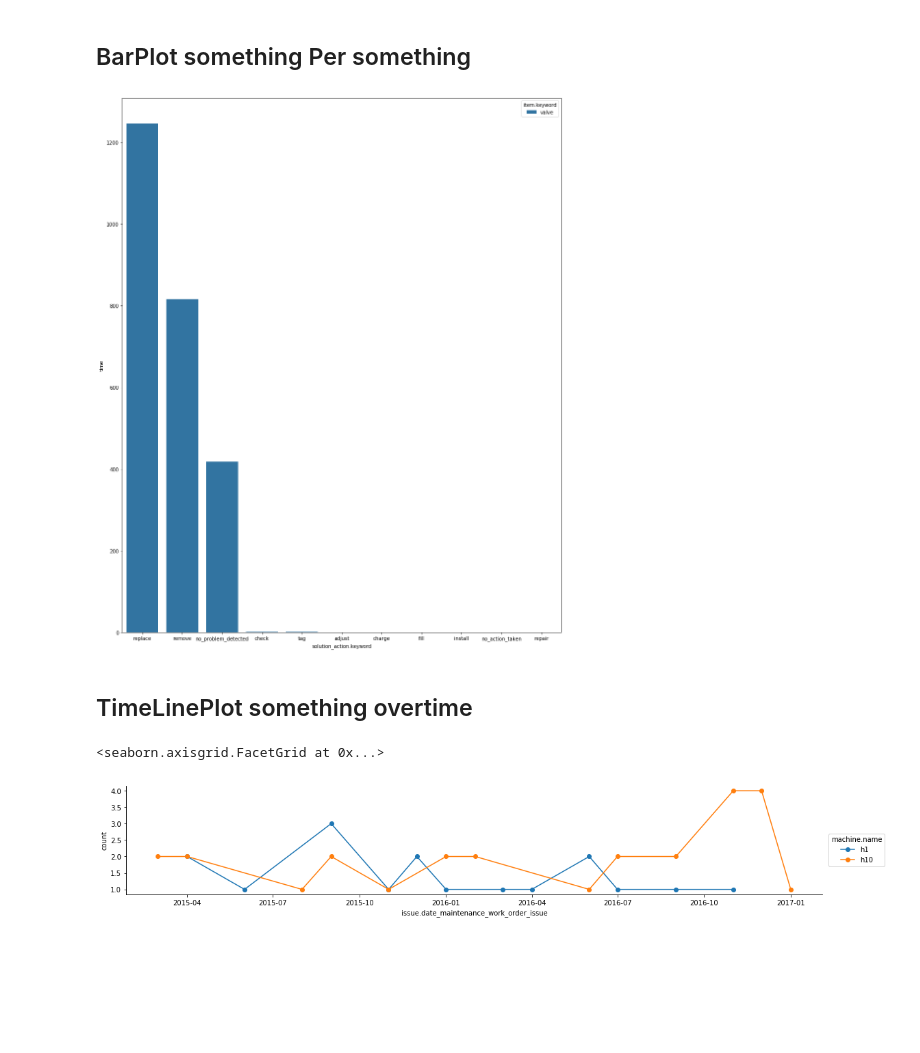
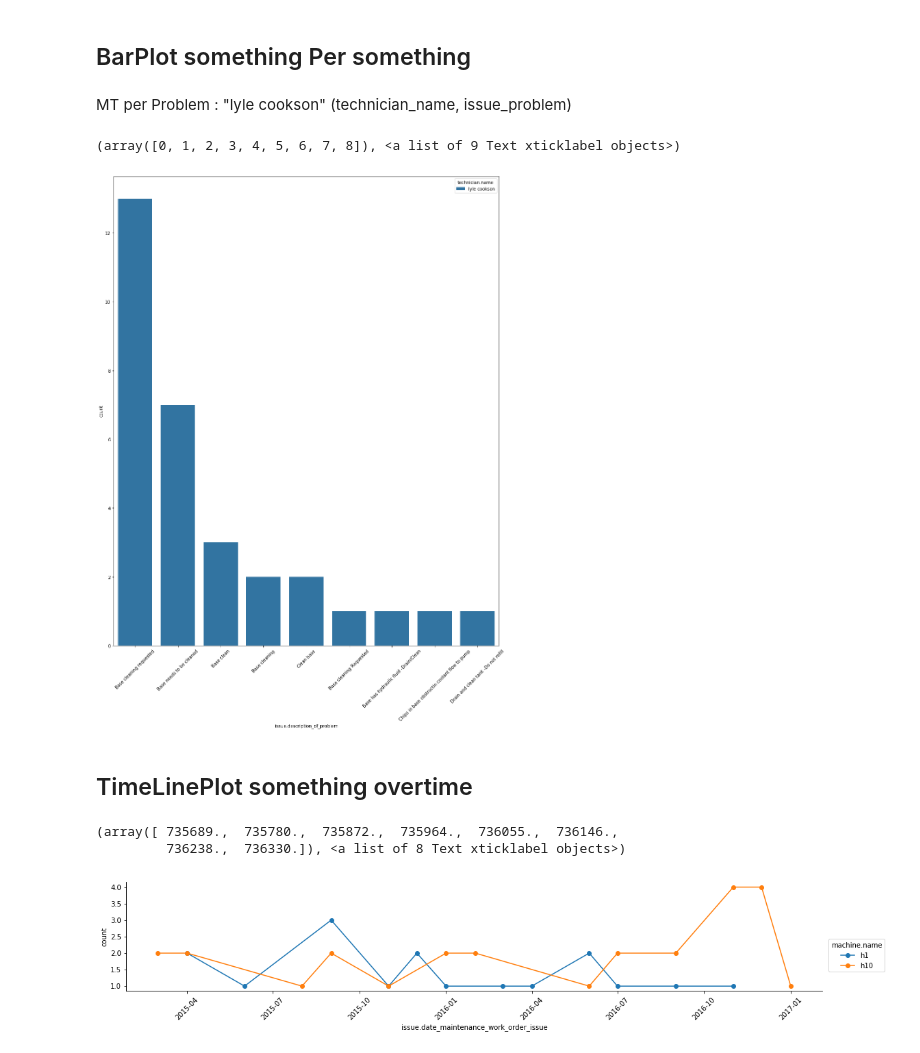
Before and after one commit to usnistgov/nestor, a Jupyter notebook: DatabaseStorage/Program/Main.ipynb, the cells around one changed output. Cells and saved outputs as stored; diff of their text form; code cells hidden in the pictures; blank space fills up the shorter version.

```diff
--- a/DatabaseStorage/Program/Main.ipynb
+++ b/DatabaseStorage/Program/Main.ipynb
@@ -145,24 +184,28 @@ count = "count"
 avg = "average"
 # %% [markdown]
 ## BarPlot something Per something
+# %% [markdown]
+MT per Problem : "lyle cookson" (technician_name, issue_problem)
 # %%
-filter_value= tag_item    # what do you want to represent
-x_value= tag_solution     # over what value
+filter_value= technician_name    # what do you want to represent
+x_value= issue_problem     # over what value
 
 dataframe = abstract_kpi_time_mwo(database=database, x_value=x_value, filter_value=filter_value, time_value=time, count_value=count,average_value=avg )
 # %%
-#y_value = count     # Number of issue
-y_value = time       # sum of time spend
+y_value = count     # Number of issue
+#y_value = time       # sum of time spend
 #y_value = avg       # avereage time spend
 
-filter = ["valve"]   # filter on your "filter_value"
+filter = ["lyle cookson"]   # filter on your "filter_value"
 
 data=dataframe[(dataframe[filter_value].isin(filter))].sort_values(by=[y_value], ascending=False)
 data= data[data[y_value].notnull()]     #comment if you want the null values to appeared
 
 ax = sns.barplot(x=x_value, y=y_value, hue=filter_value,  data=data)
+plt.xticks(rotation=45)
 # %% [output]
+(array([0, 1, 2, 3, 4, 5, 6, 7, 8]), <a list of 9 Text xticklabel objects>)
-[figure, old version]
+[figure, new version]
 # %% [markdown]
 ## TimeLinePlot something overtime
 # %%
@@ -187,8 +230,10 @@ data = data[data[filter_value].isin(filter)]
 
 g = sns.FacetGrid(data, hue=filter_value, size=3, aspect=5)
 g.map(plt.plot, date, y_value, marker='o').add_legend()
+plt.xticks(rotation=45)
 # %% [output]
-<seaborn.axisgrid.FacetGrid at 0x...>
+(array([ 735689.,  735780.,  735872.,  735964.,  736055.,  736146.,
+         736238.,  736330.]), <a list of 8 Text xticklabel objects>)
-[figure, old version]
+[figure, new version]
 # %%
 dataframe
```
Also changed, not shown: parts of 9 cells of this notebook, 4 other files.
